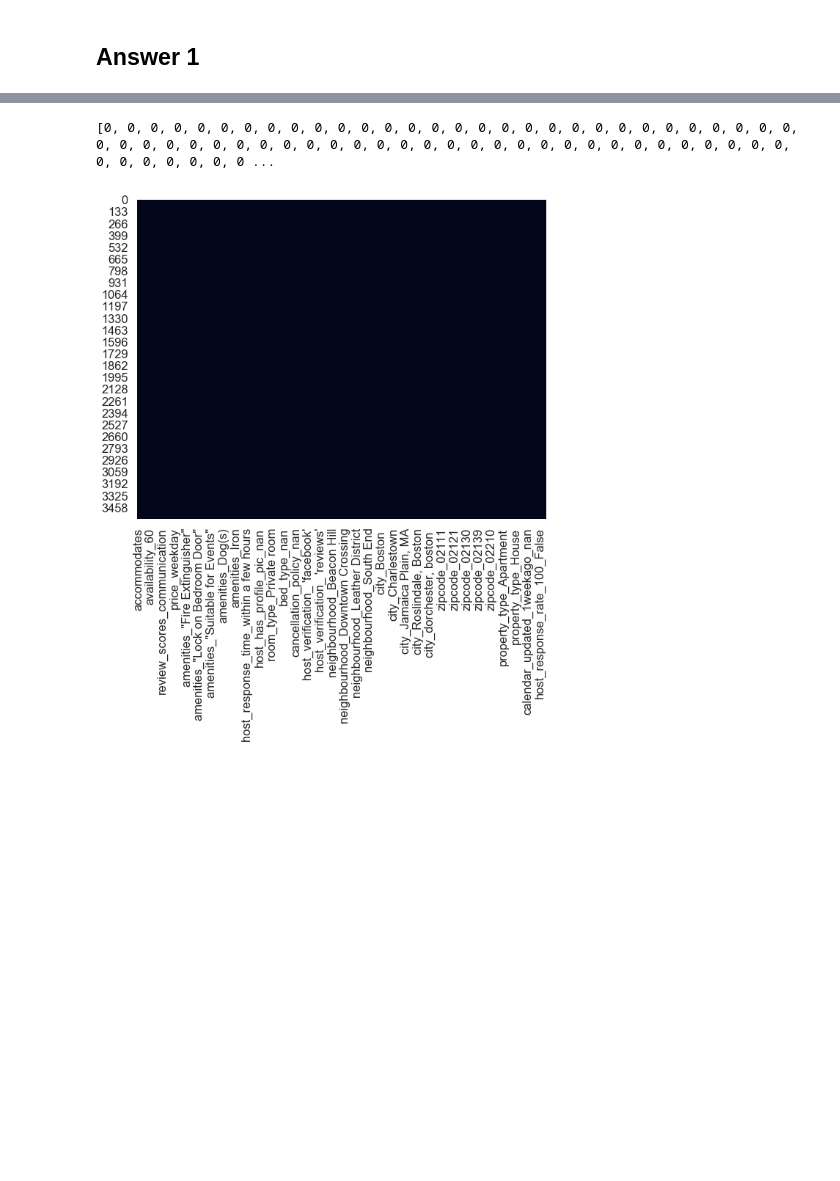
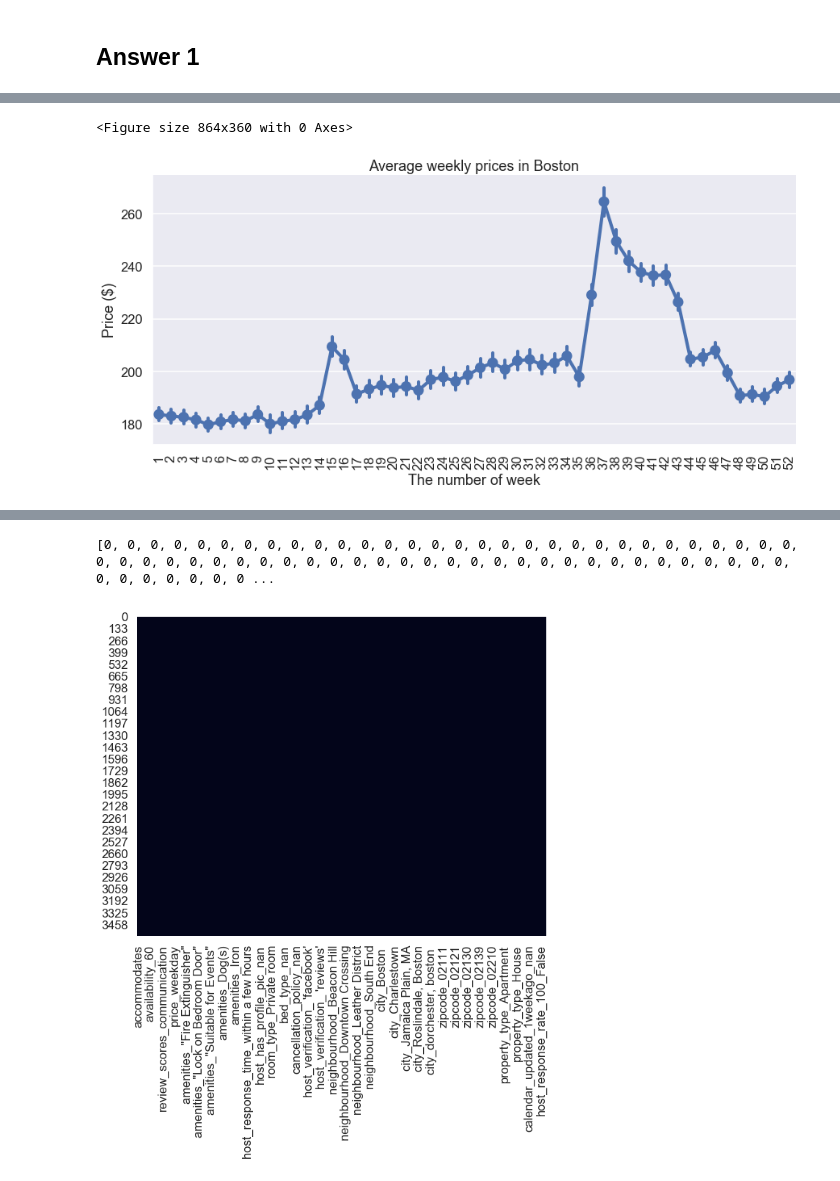
Before and after one commit to dalpengholic/Udacity_Boston-AirBNB-Data, a Jupyter notebook: p4_Boston_AirBnB_with CRISP-DM v0.1.ipynb, the cells around one changed output, grey strips where cells are left out. Drawn from its saved outputs; the diff is of its cells as text; code cells hidden in the pictures; blank space fills up the shorter version.

```diff
--- a/p4_Boston_AirBnB_with CRISP-DM v0.1.ipynb
+++ b/p4_Boston_AirBnB_with CRISP-DM v0.1.ipynb
@@ -198,9 +204,16 @@ sns.catplot(x='month', y='price', data=df_cal_modified, kind="point", height=6,
 # %%
 # Avereage price per weeknumber
+plt.figure(figsize=(12,5))
 sns.set_style("darkgrid")
 sns.set_context("talk")
-sns.catplot(x='week_number', y='price', data=df_cal_modified, kind="point", height=6, aspect=2.1, rc={'font.size':10})
+plot_price_week = sns.catplot(x='week_number', y='price', data=df_cal_modified, kind="point", height=6, aspect=2.1, rc={'font.size':10})
+plot_price_week = plot_price_week.set_axis_labels("The number of week", "Price ($)")
 plt.xticks(rotation=90)
+plot_price_week.ax.set_title("Average weekly prices in Boston")
+plot_price_week.savefig("plot2.png")
+# %% [output]
+<Figure size 864x360 with 0 Axes>
+[figure, added]
 # %%
 # Average price per location
 df_listing.price.head()
```
Also changed, not shown: parts of 19 cells of this notebook, 4 other files.
